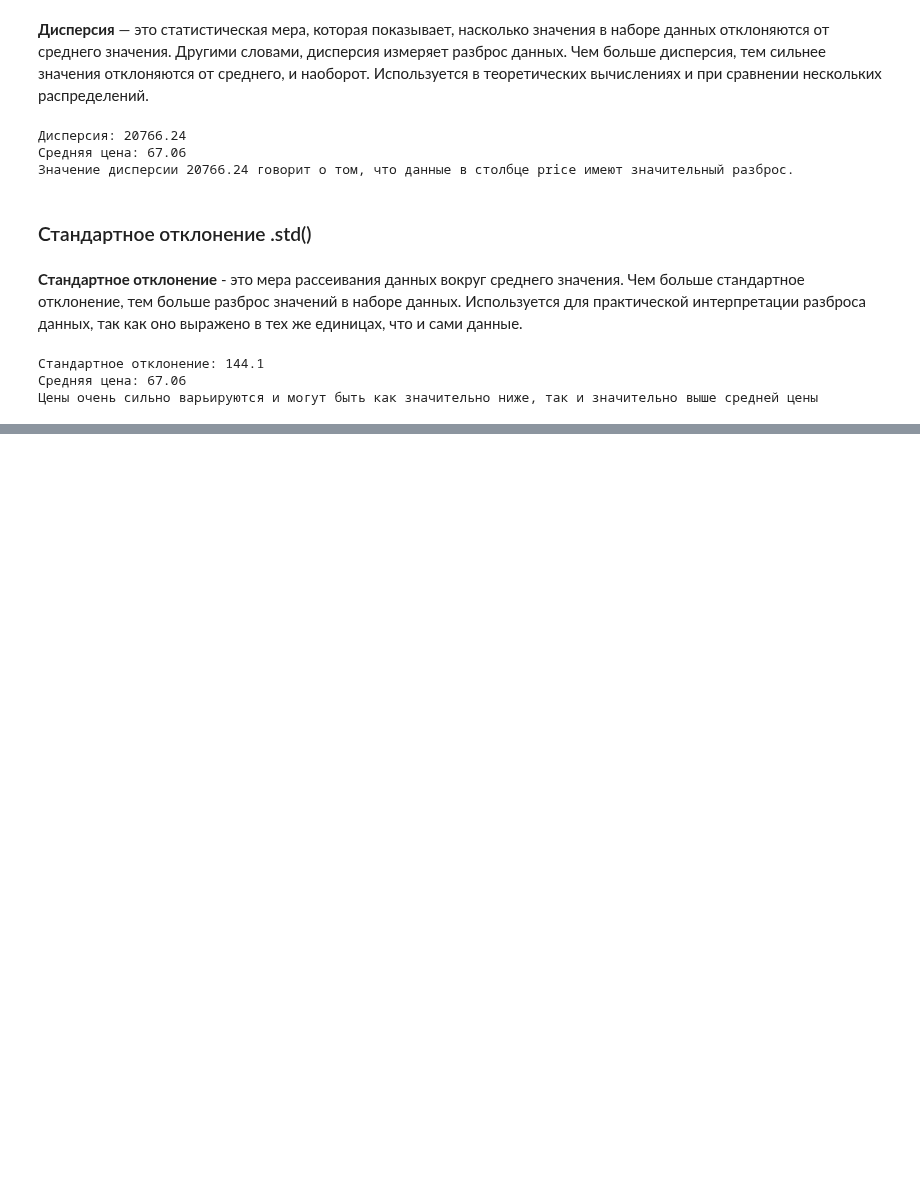
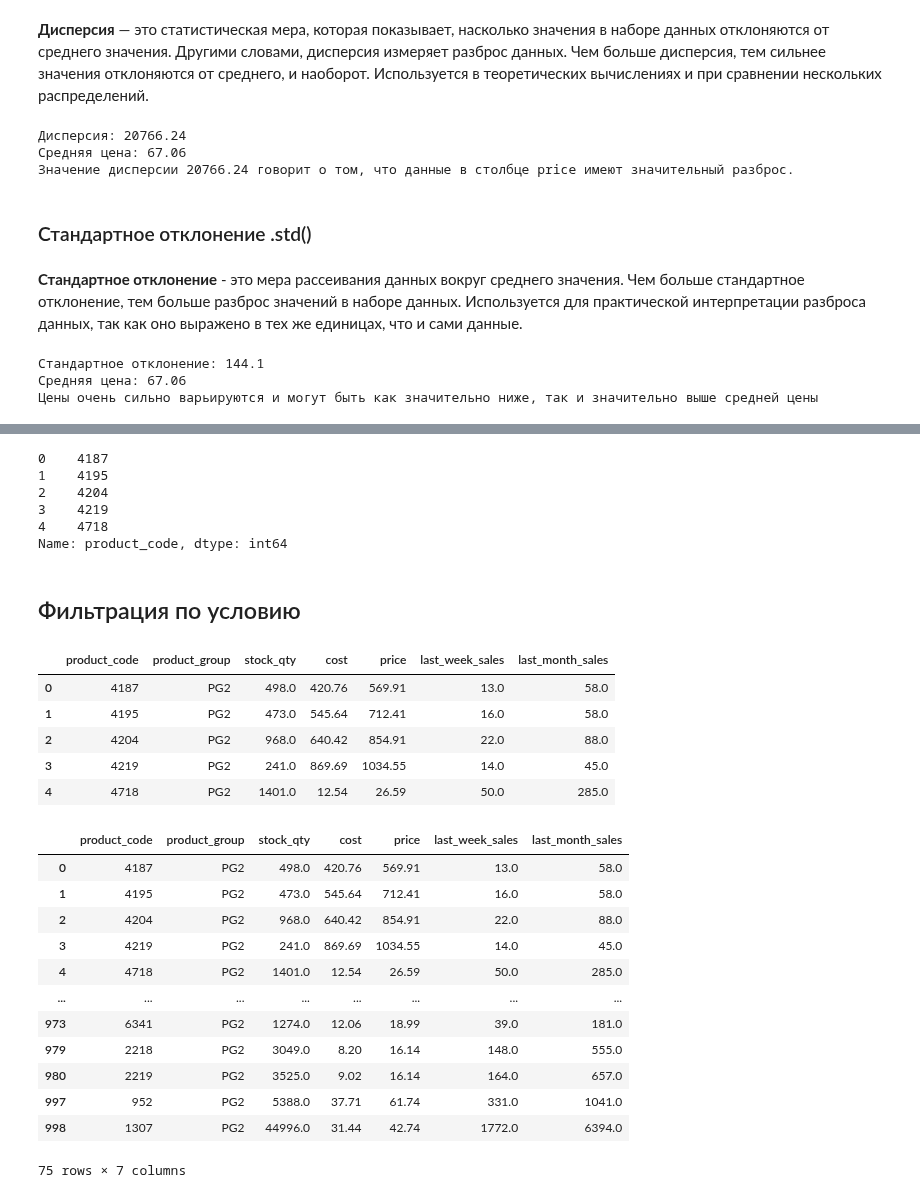
Before and after one commit to Korablinr54/Python, a Jupyter notebook: Pandas/Pandas.ipynb, the cells around one changed output, grey strips where cells are left out. Drawn from its saved outputs; the diff is of its cells as text; code cells hidden in the pictures; blank space fills up the shorter version.

Commit message:
Фильтрация данных ч.1

```diff
--- a/Pandas/Pandas.ipynb
+++ b/Pandas/Pandas.ipynb
@@ -418,0 +537,34 @@ print('Цены очень сильно варьируются и могут б
+# %%
+# например вот так вернется Series
+display(raw_data['product_code'].head())
+# %% [output]
+0    4187
+1    4195
+2    4204
+3    4219
+4    4718
+Name: product_code, dtype: int64
+# %% [markdown]
+## Фильтрация по условию
+# %%
+display(raw_data.head())
+# %% [output]
+|  | product_code | product_group | stock_qty | cost | price | last_week_sales | last_month_sales |
+| 0 | 4187 | PG2 | 498.0 | 420.76 | 569.91 | 13.0 | 58.0 |
+| 1 | 4195 | PG2 | 473.0 | 545.64 | 712.41 | 16.0 | 58.0 |
+| 2 | 4204 | PG2 | 968.0 | 640.42 | 854.91 | 22.0 | 88.0 |
+| 3 | 4219 | PG2 | 241.0 | 869.69 | 1034.55 | 14.0 | 45.0 |
+| 4 | 4718 | PG2 | 1401.0 | 12.54 | 26.59 | 50.0 | 285.0 |
+|  | product_code | product_group | stock_qty | cost | price | last_week_sales | last_month_sales |
+| 0 | 4187 | PG2 | 498.0 | 420.76 | 569.91 | 13.0 | 58.0 |
+| 1 | 4195 | PG2 | 473.0 | 545.64 | 712.41 | 16.0 | 58.0 |
+| 2 | 4204 | PG2 | 968.0 | 640.42 | 854.91 | 22.0 | 88.0 |
+| 3 | 4219 | PG2 | 241.0 | 869.69 | 1034.55 | 14.0 | 45.0 |
+| 4 | 4718 | PG2 | 1401.0 | 12.54 | 26.59 | 50.0 | 285.0 |
+| ... | ... | ... | ... | ... | ... | ... | ... |
+| 973 | 6341 | PG2 | 1274.0 | 12.06 | 18.99 | 39.0 | 181.0 |
+| 979 | 2218 | PG2 | 3049.0 | 8.20 | 16.14 | 148.0 | 555.0 |
+| 980 | 2219 | PG2 | 3525.0 | 9.02 | 16.14 | 164.0 | 657.0 |
+| 997 | 952 | PG2 | 5388.0 | 37.71 | 61.74 | 331.0 | 1041.0 |
+| 998 | 1307 | PG2 | 44996.0 | 31.44 | 42.74 | 1772.0 | 6394.0 |
+75 rows × 7 columns
```
Also changed, not shown: parts of 18 cells of this notebook.
